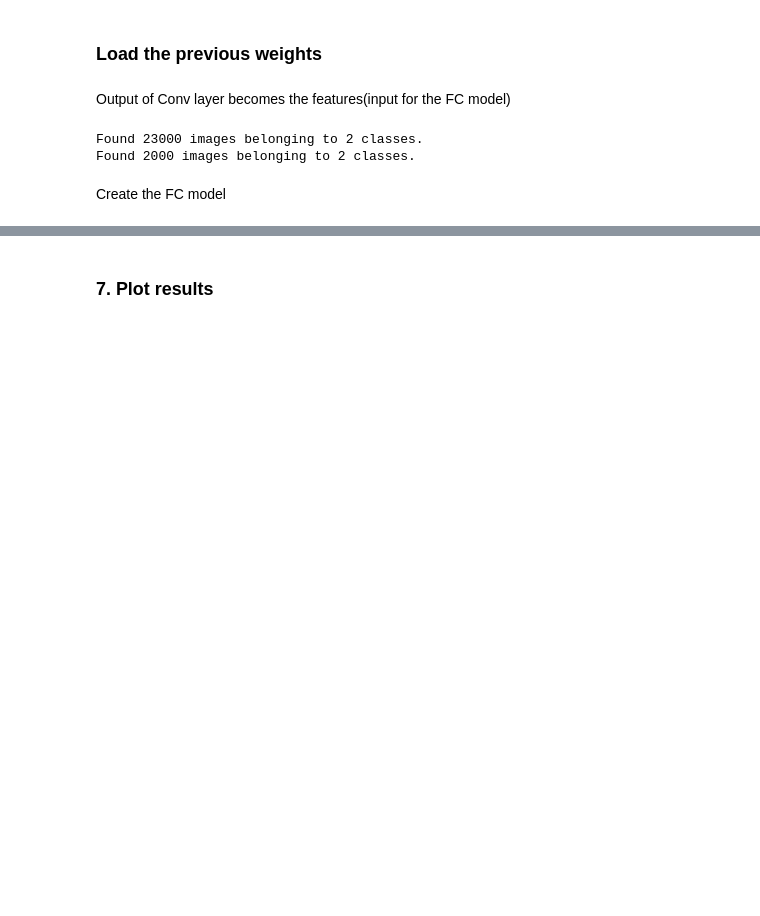
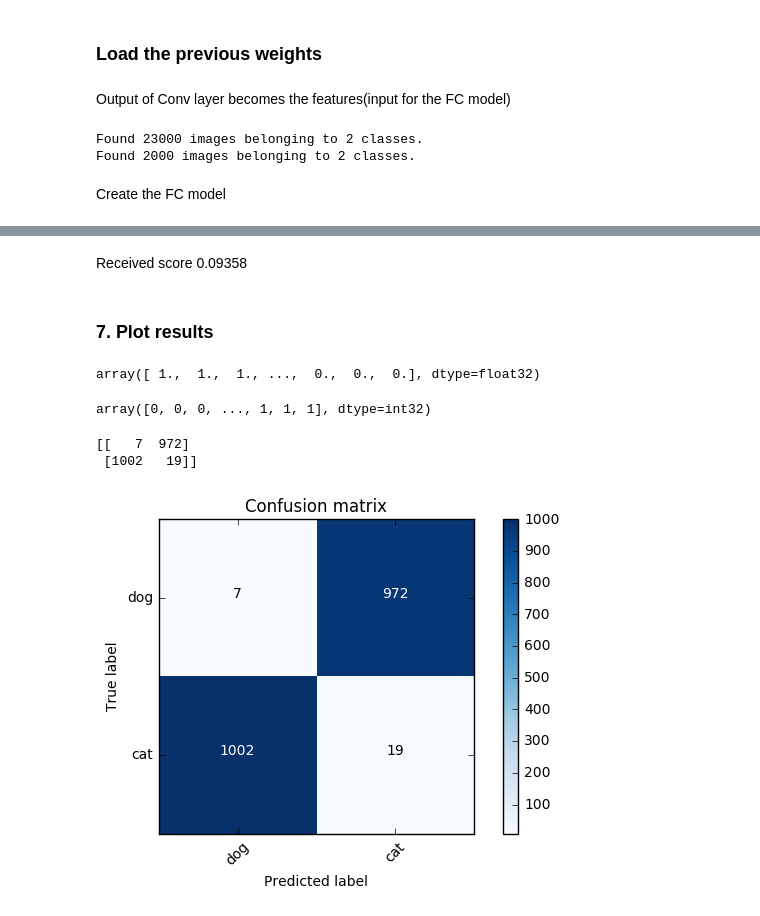
Before and after one commit to soniclavier/learn, a Jupyter notebook: deep learning/fastai/dogs-cats-redux-kaggle.ipynb, the cells around one changed output, grey strips where cells are left out. Cells and saved outputs as stored; diff of their text form; code cells hidden in the pictures; blank space fills up the shorter version.

```diff
--- a/deep learning/fastai/dogs-cats-redux-kaggle.ipynb
+++ b/deep learning/fastai/dogs-cats-redux-kaggle.ipynb
@@ -482,0 +737,6 @@ Scored 0.31 which was much worser than previous submission(with only last layer
+# %%
+bn_model = Sequential(get_bn_layers(0.6))
+# %%
+bn_model.compile(Adam(lr=0.00001), 'categorical_crossentropy', metrics=['accuracy'])
+# %%
+bn_model.fit(trn_features, trn_labels, nb_epoch=8, validation_data=(val_features, val_labels))
@@ -483,5 +768,23 @@ Scored 0.31 which was much worser than previous submission(with only last layer
+# %% [markdown]
+Received score 0.09358
 # %% [markdown]
 ### 7. Plot results
+# %%
+preds = bn_model.predict(val_features)
+our_label_cont = preds[:,1]
+our_lable_binary = np.round(1-our_label_cont)
+# %%
+our_lable_binary
+# %% [output]
+array([ 1.,  1.,  1., ...,  0.,  0.,  0.], dtype=float32)
+# %%
+val_classes
+# %% [output]
+array([0, 0, 0, ..., 1, 1, 1], dtype=int32)
 # %%
-cm = confusion_matrix(val_classes, preds)
+cm = confusion_matrix(val_classes, our_lable_binary)
 plot_confusion_matrix(cm, {'cat':0, 'dog':1})
+# %% [output]
+[[   7  972]
+ [1002   19]]
+[figure, added]
```
Also changed, not shown: parts of 65 cells of this notebook.
